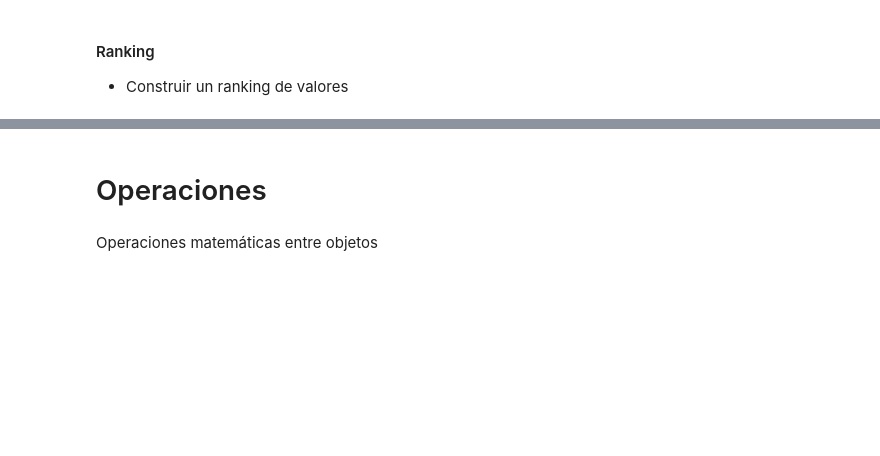
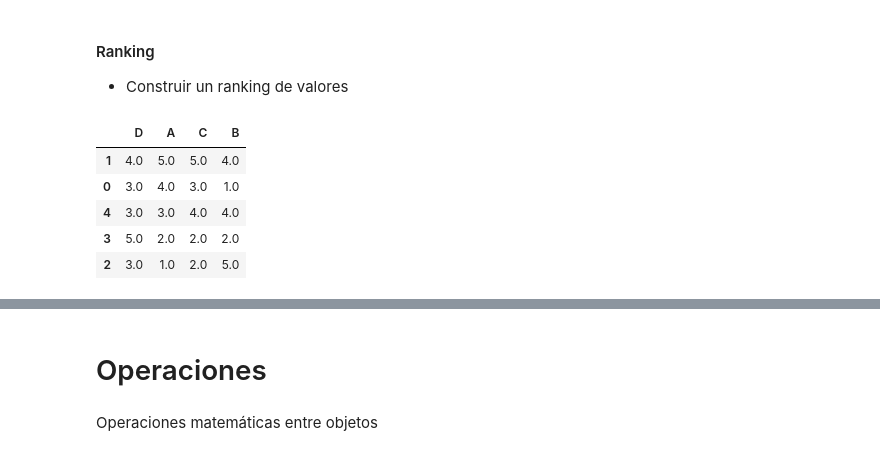
Before and after one commit to cposada8/master_ia, a Jupyter notebook: 1 introducción a python/sesiones/01MAIR_06_+Pandas.ipynb, the cells around one changed output, grey strips where cells are left out. Drawn from its saved outputs; the diff is of its cells as text; code cells hidden in the pictures; blank space fills up the shorter version.

```diff
--- a/1 introducción a python/sesiones/01MAIR_06_+Pandas.ipynb
+++ b/1 introducción a python/sesiones/01MAIR_06_+Pandas.ipynb
@@ -72,7 +135,14 @@ display(frame)
 #### Ranking
 - Construir un ranking de valores
 # %%
-display(frame.rank())
+display(frame.rank(method="max"))
+# %% [output]
+|  | D | A | C | B |
+| 1 | 4.0 | 5.0 | 5.0 | 4.0 |
+| 0 | 3.0 | 4.0 | 3.0 | 1.0 |
+| 4 | 3.0 | 3.0 | 4.0 | 4.0 |
+| 3 | 5.0 | 2.0 | 2.0 | 2.0 |
+| 2 | 3.0 | 1.0 | 2.0 | 5.0 |
 # %%
 # Imprimir, uno a uno, los valores de la columna 'C' de mayor a menor
 for x in frame.sort_values(by='C', ascending=False)['C'].values:
```
Also changed, not shown: parts of 49 cells of this notebook, 1 other file.
